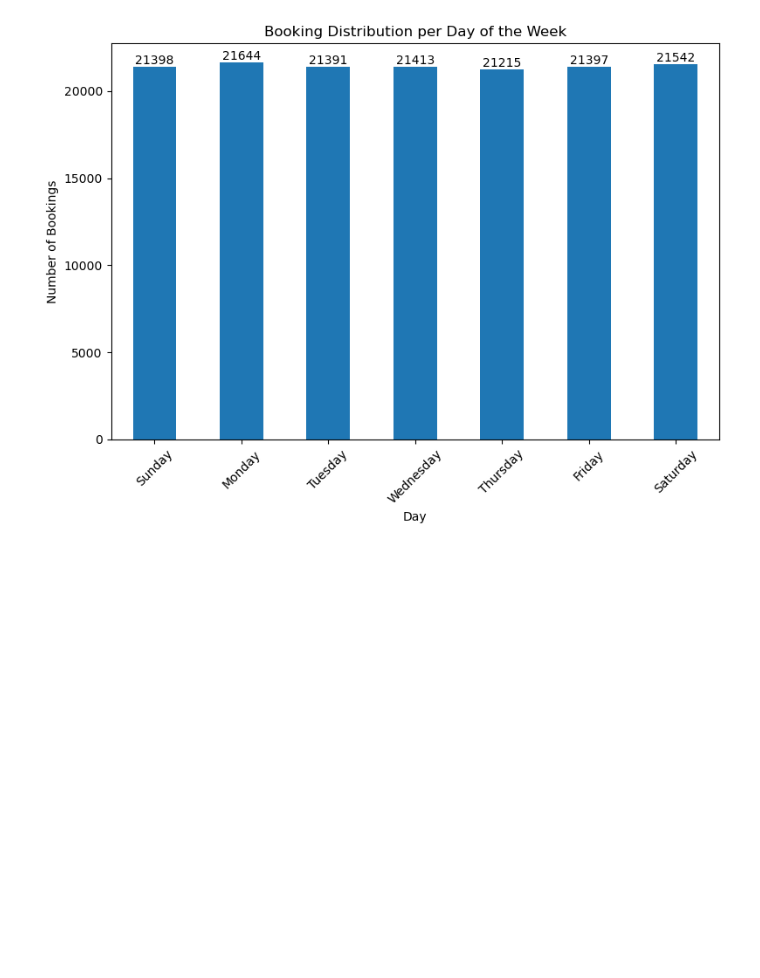
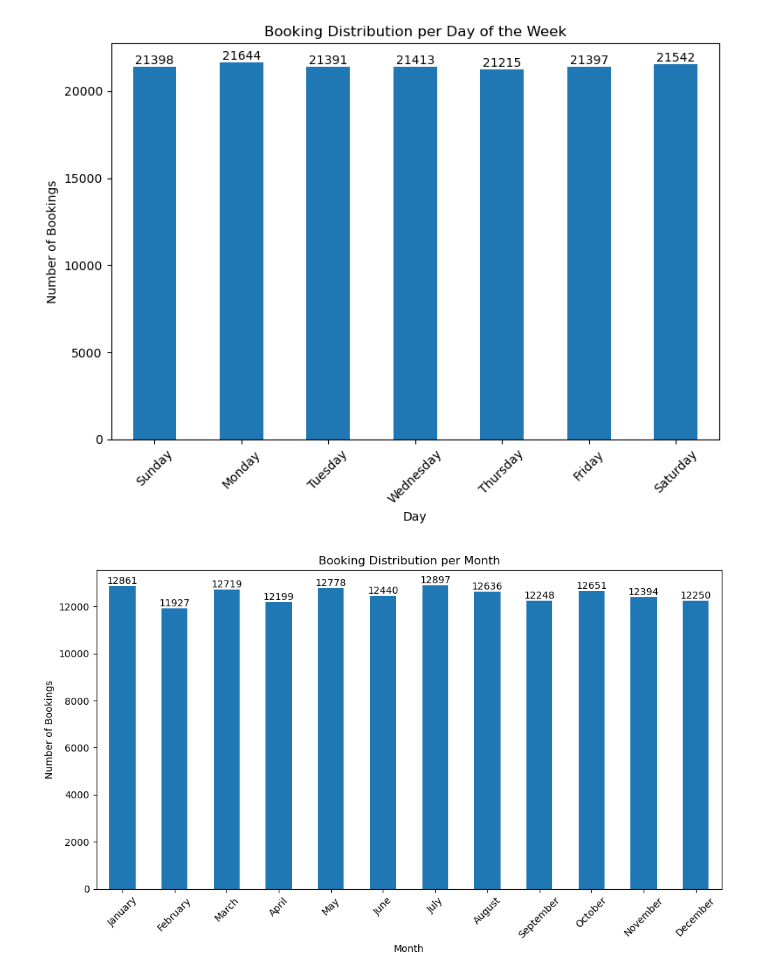
Before and after one commit to FlazeFy2/DS-Uber_Data_Analytics_Dashboard, a Jupyter notebook: exploratory data analysis-bar.ipynb, the cells around one changed output. Saved outputs shown, nothing was run; the diff lists cells and outputs as text; code cells hidden in the pictures; blank space fills up the shorter version.

Commit message:
[DS] Exploratory Data Analysis (EDA) - Bar Chart Booking per Month

```diff
--- a/exploratory data analysis-bar.ipynb
+++ b/exploratory data analysis-bar.ipynb
@@ -64,3 +64,38 @@ plt.tight_layout()
 plt.show()
 # %% [output]
 [figure]
+# %%
+import pandas as pd
+import matplotlib.pyplot as plt
+
+# Dataset
+# Exploratory Data Analysis (EDA) - Bar Chart Booking per Month
+df = pd.read_csv("ncr_ride_bookings.csv")
+
+# Convert Date column to datetime
+df["Date"] = pd.to_datetime(df["Date"], format="%Y-%m-%d")
+
+# Extract month name
+df["Month Name"] = df["Date"].dt.month_name()
+
+# Define order of months
+month_order = ["January", "February", "March", "April", "May", "June",
+               "July", "August", "September", "October", "November", "December"]
+
+# Count bookings per month and reorder
+month_counts = df["Month Name"].value_counts().reindex(month_order)
+
+# Bar Chart
+plt.figure(figsize=(10, 6))
+month_counts.plot.bar()
+# Add label
+for i, value in enumerate(month_counts):
+    plt.text(i, value + 1, str(value), ha='center', va='bottom')
+plt.title("Booking Distribution per Month")
+plt.xlabel("Month")
+plt.ylabel("Number of Bookings")
+plt.xticks(rotation=45)
+plt.tight_layout()
+plt.show()
+# %% [output]
+[figure, added]
```
